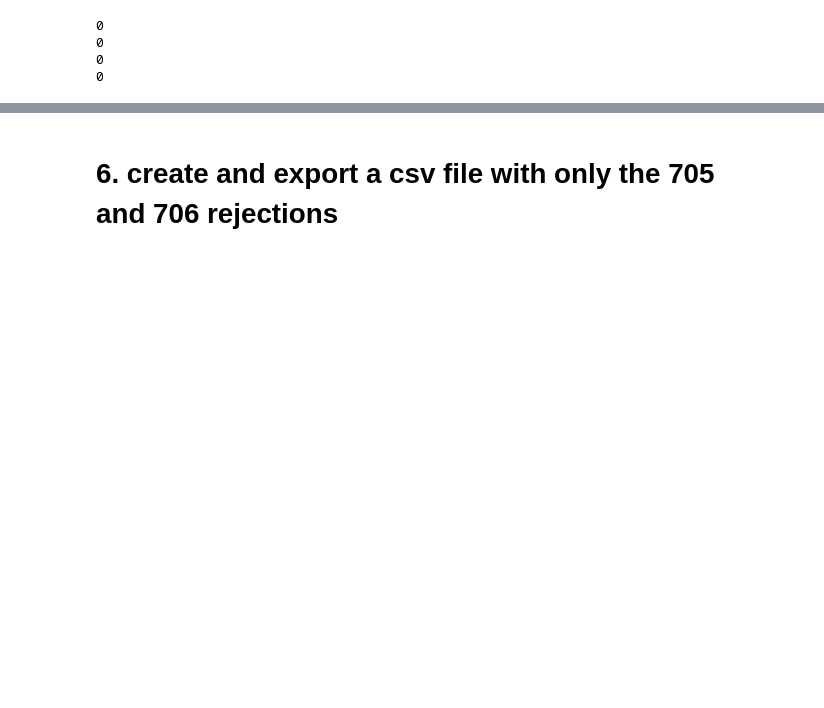
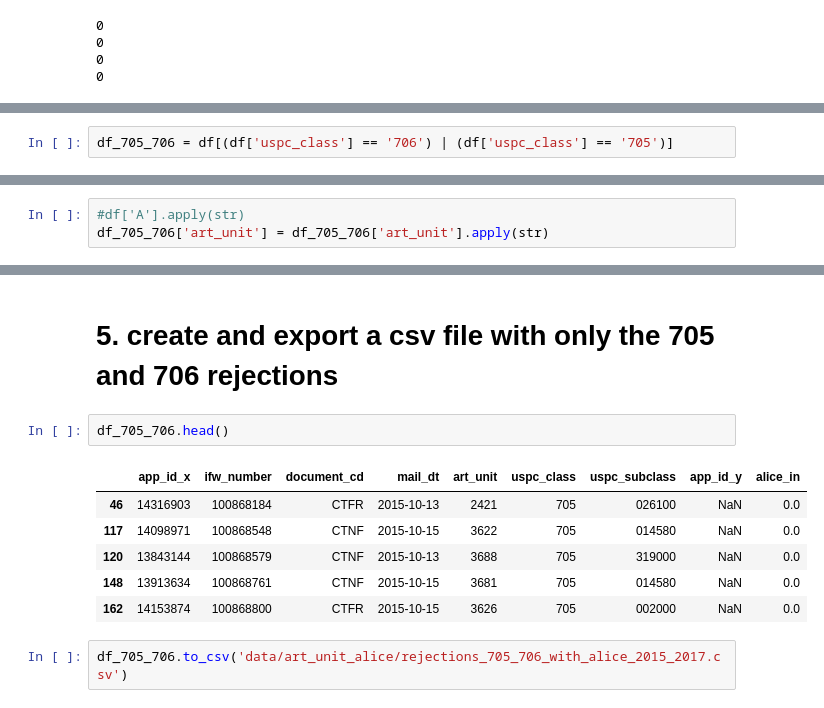
Before and after one commit to rcmckee/Document-Classification, a Jupyter notebook: 2 - look at percentages of alice rejections in class 705 and 706.ipynb, the cells around one changed output, grey strips where cells are left out. Cells and saved outputs as stored; diff of their text form; blank space fills up the shorter version.

```diff
--- a/2 - look at percentages of alice rejections in class 705 and 706.ipynb
+++ b/2 - look at percentages of alice rejections in class 705 and 706.ipynb
@@ -214,0 +334,2 @@ print(len(df[df['uspc_class'].isna()]))
+# %%
+df_705_706 = df[(df['uspc_class'] == '706') | (df['uspc_class'] == '705')]
@@ -214,0 +362,3 @@ print(len(df[df['uspc_class'].isna()]))
+# %%
+#df['A'].apply(str)
+df_705_706['art_unit'] = df_705_706['art_unit'].apply(str)
@@ -215,2 +392,13 @@ print(len(df[df['uspc_class'].isna()]))
 # %% [markdown]
-# 6. create and export a csv file with only the 705 and 706 rejections
+# 5. create and export a csv file with only the 705 and 706 rejections
+# %%
+df_705_706.head()
+# %% [output]
+|  | app_id_x | ifw_number | document_cd | mail_dt | art_unit | uspc_class | uspc_subclass | app_id_y | alice_in |
+| 46 | 14316903 | 100868184 | CTFR | 2015-10-13 | 2421 | 705 | 026100 | NaN | 0.0 |
+| 117 | 14098971 | 100868548 | CTNF | 2015-10-15 | 3622 | 705 | 014580 | NaN | 0.0 |
+| 120 | 13843144 | 100868579 | CTNF | 2015-10-13 | 3688 | 705 | 319000 | NaN | 0.0 |
+| 148 | 13913634 | 100868761 | CTNF | 2015-10-15 | 3681 | 705 | 014580 | NaN | 0.0 |
+| 162 | 14153874 | 100868800 | CTFR | 2015-10-15 | 3626 | 705 | 002000 | NaN | 0.0 |
+# %%
+df_705_706.to_csv('data/art_unit_alice/rejections_705_706_with_alice_2015_2017.csv')
```
Also changed, not shown: parts of 22 cells of this notebook, 1 other file.
